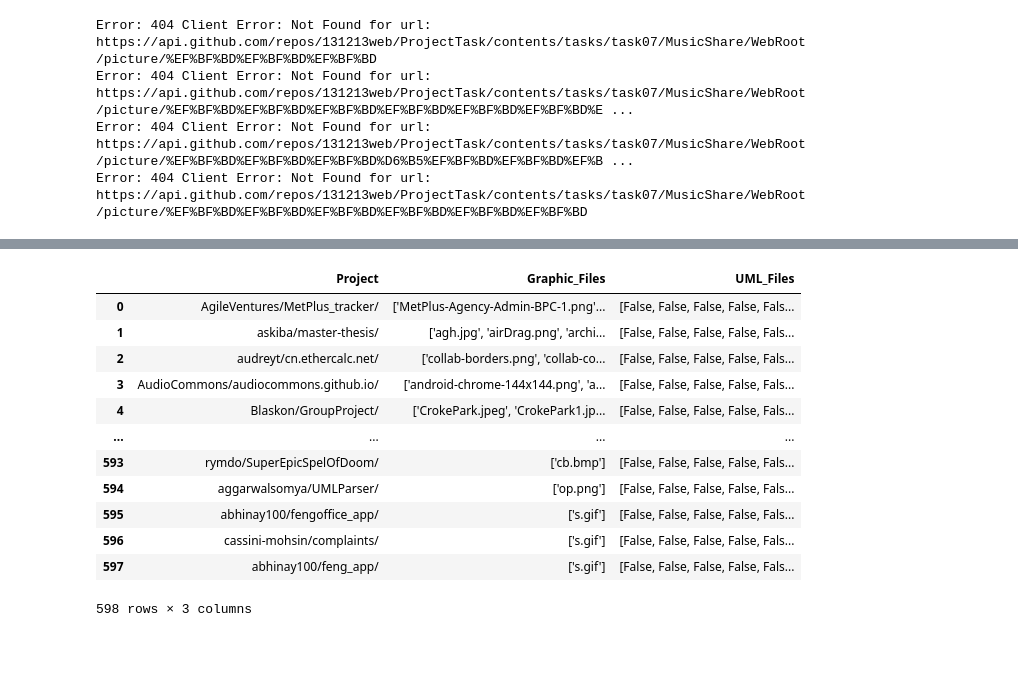
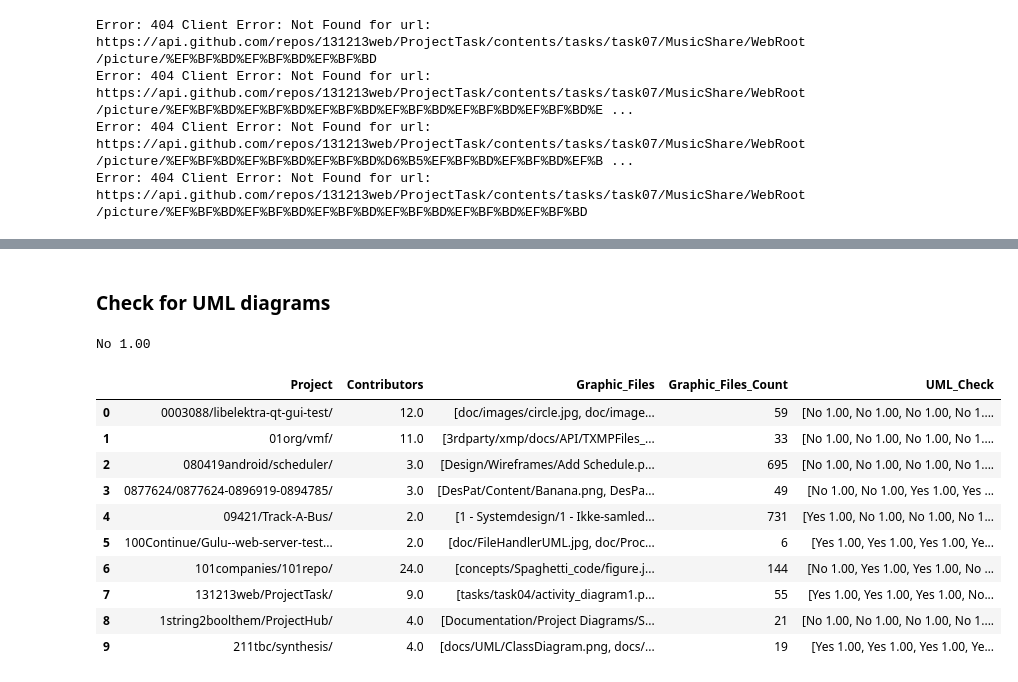
Before and after one commit to zakipauzi/uml_code_traceability, a Jupyter notebook: get_repos.ipynb, the cells around one changed output, grey strips where cells are left out. Cells and saved outputs as stored; diff of their text form; code cells hidden in the pictures; blank space fills up the shorter version.

```diff
--- a/get_repos.ipynb
+++ b/get_repos.ipynb
@@ -452,16 +258,59 @@ full_repo_df = identify_uml_files(full_repo_df)
-# %%
-full_repo_df
-# %% [output]
-|  | Project | Graphic_Files | UML_Files |
-| 0 | AgileVentures/MetPlus_tracker/ | ['MetPlus-Agency-Admin-BPC-1.png'... | [False, False, False, False, Fals... |
-| 1 | askiba/master-thesis/ | ['agh.jpg', 'airDrag.png', 'archi... | [False, False, False, False, Fals... |
-| 2 | audreyt/cn.ethercalc.net/ | ['collab-borders.png', 'collab-co... | [False, False, False, False, Fals... |
-| 3 | AudioCommons/audiocommons.github.io/ | ['android-chrome-144x144.png', 'a... | [False, False, False, False, Fals... |
-| 4 | Blaskon/GroupProject/ | ['CrokePark.jpeg', 'CrokePark1.jp... | [False, False, False, False, Fals... |
-| ... | ... | ... | ... |
-| 593 | rymdo/SuperEpicSpelOfDoom/ | ['cb.bmp'] | [False, False, False, False, Fals... |
-| 594 | aggarwalsomya/UMLParser/ | ['op.png'] | [False, False, False, False, Fals... |
-| 595 | abhinay100/fengoffice_app/ | ['s.gif'] | [False, False, False, False, Fals... |
-| 596 | cassini-mohsin/complaints/ | ['s.gif'] | [False, False, False, False, Fals... |
-| 597 | abhinay100/feng_app/ | ['s.gif'] | [False, False, False, False, Fals... |
-598 rows × 3 columns
+# %% [markdown]
+### Check for UML diagrams
+# %%
+from openai import OpenAI
+client = OpenAI()
+
+def check_uml(image_url):
+    try:
+        response = client.chat.completions.create(
+            model="gpt-4o-mini",
+            messages=[{"role": "system",
+                    "content": "You are an AI assistant helping a user to determine if the image, which is a graphic in a Github link, is a UML diagram." \
+                        "If the graphic is a UML diagram, answer with 'Yes 1.00'. If the graphic is not a UML diagram, answer with 'No 1.00'. The '1.00' means you are 100 percent confident." \
+                        "If you are unsure, answer with 'Maybe' and assign a confidence score. For example, 'Maybe 0.75': means you are 75 percent confident." \
+                        "Image link: {}".format(image_url)}],
+            temperature=0,
+            max_tokens=2048,
+            top_p=1,
+            seed=0,
+            frequency_penalty=0,
+            presence_penalty=0
+        )
+    except Exception as e:
+        print(f"Error: {e}")
+        return "Failed"
+
+    return response.choices[0].message.content
+# %%
+image_url = 'https://raw.githubusercontent.com/0003088/libelektra-qt-gui-test/master/doc/images/circle.jpg'
+result = check_uml(image_url)
+print(result)
+# %% [output]
+No 1.00
+# %%
+def check_uml_files(df):
+    def check_files(files, project):
+        results = []
+        for file in tqdm(files, desc=f"Checking files in {project}"):
+            file_url = f'https://raw.githubusercontent.com/{project[:-1]}/master/{file}'
+            result = check_uml(file_url)
+            results.append(result)
+        return results
+
+    df['UML_Check'] = df.apply(lambda row: check_files(row['Graphic_Files'], row['Project']), axis=1)
+    return df
+
+repo_contrib_graphics_check_df = check_uml_files(repo_contrib_graphics_df)
+# %% [output]
+|  | Project | Contributors | Graphic_Files | Graphic_Files_Count | UML_Check |
+| 0 | 0003088/libelektra-qt-gui-test/ | 12.0 | [doc/images/circle.jpg, doc/image... | 59 | [No 1.00, No 1.00, No 1.00, No 1.... |
+| 1 | 01org/vmf/ | 11.0 | [3rdparty/xmp/docs/API/TXMPFiles_... | 33 | [No 1.00, No 1.00, No 1.00, No 1.... |
+| 2 | 080419android/scheduler/ | 3.0 | [Design/Wireframes/Add Schedule.p... | 695 | [No 1.00, No 1.00, No 1.00, No 1.... |
+| 3 | 0877624/0877624-0896919-0894785/ | 3.0 | [DesPat/Content/Banana.png, DesPa... | 49 | [No 1.00, No 1.00, Yes 1.00, Yes ... |
+| 4 | 09421/Track-A-Bus/ | 2.0 | [1 - Systemdesign/1 - Ikke-samled... | 731 | [Yes 1.00, No 1.00, No 1.00, No 1... |
+| 5 | 100Continue/Gulu--web-server-test... | 2.0 | [doc/FileHandlerUML.jpg, doc/Proc... | 6 | [Yes 1.00, Yes 1.00, Yes 1.00, Ye... |
+| 6 | 101companies/101repo/ | 24.0 | [concepts/Spaghetti_code/figure.j... | 144 | [No 1.00, Yes 1.00, Yes 1.00, No ... |
+| 7 | 131213web/ProjectTask/ | 9.0 | [tasks/task04/activity_diagram1.p... | 55 | [Yes 1.00, Yes 1.00, Yes 1.00, No... |
+| 8 | 1string2boolthem/ProjectHub/ | 4.0 | [Documentation/Project Diagrams/S... | 21 | [No 1.00, No 1.00, No 1.00, No 1.... |
+| 9 | 211tbc/synthesis/ | 4.0 | [docs/UML/ClassDiagram.png, docs/... | 19 | [Yes 1.00, Yes 1.00, Yes 1.00, Ye... |
```
Also changed, not shown: parts of 22 cells of this notebook, 3 other files.
